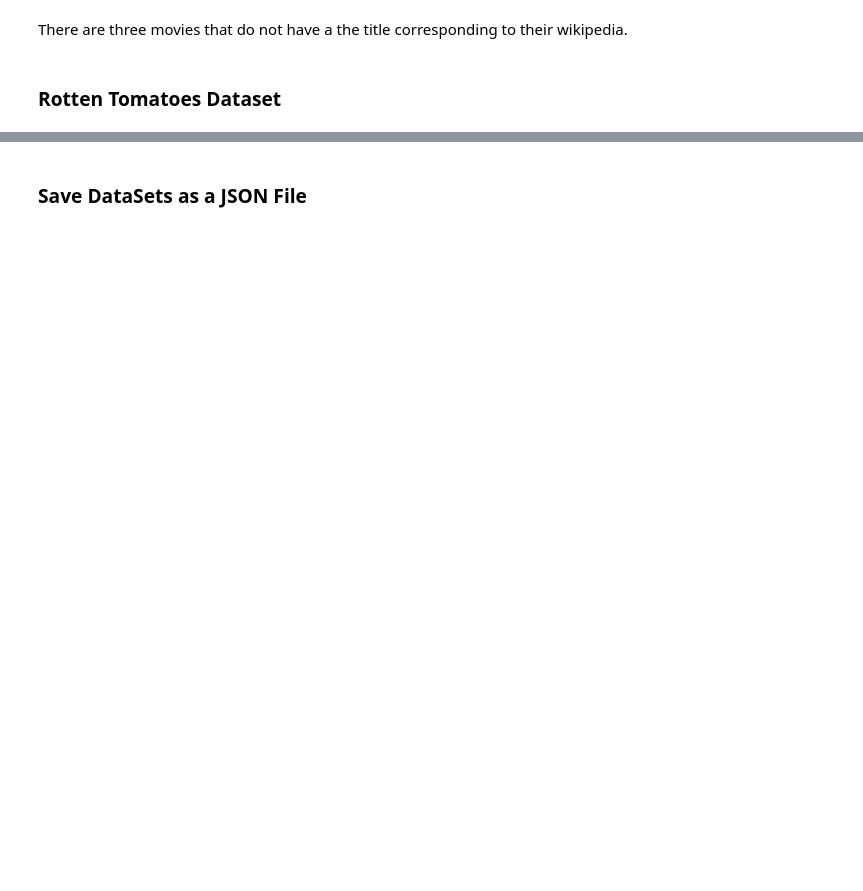
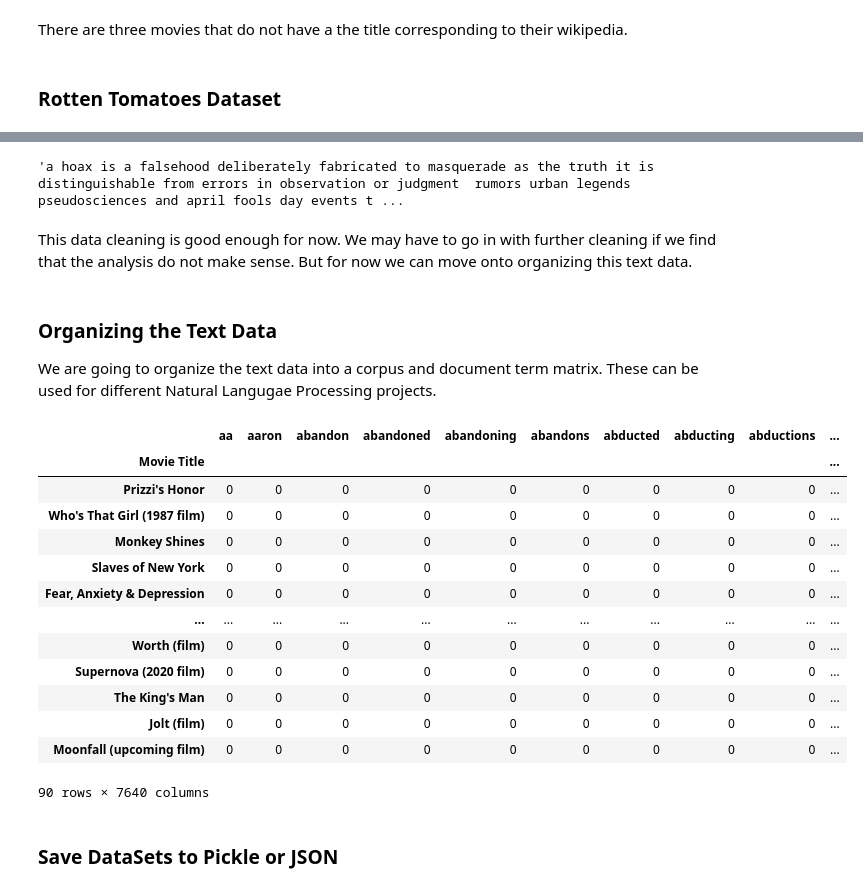
Before and after one commit to hmassa48/Tucci-Movie-Data-Creation-and-Exploration, a Jupyter notebook: Create Movie Datasets.ipynb, the cells around one changed output, grey strips where cells are left out. Cells and saved outputs as stored; diff of their text form; code cells hidden in the pictures; blank space fills up the shorter version.

```diff
--- a/Create Movie Datasets.ipynb
+++ b/Create Movie Datasets.ipynb
@@ -390,0 +371,6 @@ KeyError: 'OMDB_API_KEY'
+# %%
+import pandas as pd
+
+data_plot = pd.Series(plot_text_dict).to_frame().reset_index()
+data_plot.columns = ['Movie Title','Plot Synopsis']
+data_plot.head()
@@ -390,0 +384,4 @@ KeyError: 'OMDB_API_KEY'
+# %%
+## Quick Cleaning After Seeing it in Dataframe
+
+data_plot['Plot Synopsis'] = data_plot['Plot Synopsis'].str.lstrip()
@@ -390,0 +403,18 @@ KeyError: 'OMDB_API_KEY'
+# %%
+import re
+import string
+
+def clean_text_round1(text):
+    '''Make text lowercase, remove text in square brackets, remove punctuation and remove words containing numbers.'''
+    text = text.lower()
+    text = re.sub('\[.*?\]', '', text)
+    text = re.sub('[%s]' % re.escape(string.punctuation), '', text)
+    text = re.sub('\w*\d\w*', '', text)
+    return text
+
+round1 = lambda x: clean_text_round1(x)
+# %%
+# Let's take a look at the updated text
+data_clean = pd.DataFrame(data_plot['Plot Synopsis'].apply(round1))
+data_clean.index = data_plot['Movie Title']
+data_clean
@@ -390,0 +436,10 @@ KeyError: 'OMDB_API_KEY'
+# %%
+data_clean['Plot Synopsis'][45]
+# %% [output]
+'a hoax is a falsehood deliberately fabricated to masquerade as the truth it is distinguishable from errors in observation or judgment  rumors urban legends pseudosciences and april fools day events t ...
+# %% [markdown]
+This data cleaning is good enough for now. We may have to go in with further cleaning if we find that the analysis do not make sense. But for now we can move onto organizing this text data.
+# %% [markdown]
+### Organizing the Text Data
+
+We are going to organize the text data into a corpus and document term matrix. These can be used for different Natural Langugae Processing projects.
@@ -390,0 +451,25 @@ KeyError: 'OMDB_API_KEY'
+# %%
+## Document Term Matrix
+# We are going to create a document-term matrix using CountVectorizer, and exclude common English stop words
+from sklearn.feature_extraction.text import CountVectorizer
+
+cv = CountVectorizer(stop_words='english')
+data_cv = cv.fit_transform(data_clean['Plot Synopsis'])
+data_dtm = pd.DataFrame(data_cv.toarray(), columns=cv.get_feature_names())
+data_dtm.index = data_clean.index
+data_dtm
+# %% [output]
+|  | aa | aaron | abandon | abandoned | abandoning | abandons | abducted | abducting | abductions | ... |
+| Movie Title |  |  |  |  |  |  |  |  |  | ... |
+| Prizzi's Honor | 0 | 0 | 0 | 0 | 0 | 0 | 0 | 0 | 0 | ... |
+| Who's That Girl (1987 film) | 0 | 0 | 0 | 0 | 0 | 0 | 0 | 0 | 0 | ... |
+| Monkey Shines | 0 | 0 | 0 | 0 | 0 | 0 | 0 | 0 | 0 | ... |
+| Slaves of New York | 0 | 0 | 0 | 0 | 0 | 0 | 0 | 0 | 0 | ... |
+| Fear, Anxiety & Depression | 0 | 0 | 0 | 0 | 0 | 0 | 0 | 0 | 0 | ... |
+| ... | ... | ... | ... | ... | ... | ... | ... | ... | ... | ... |
+| Worth (film) | 0 | 0 | 0 | 0 | 0 | 0 | 0 | 0 | 0 | ... |
+| Supernova (2020 film) | 0 | 0 | 0 | 0 | 0 | 0 | 0 | 0 | 0 | ... |
+| The King's Man | 0 | 0 | 0 | 0 | 0 | 0 | 0 | 0 | 0 | ... |
+| Jolt (film) | 0 | 0 | 0 | 0 | 0 | 0 | 0 | 0 | 0 | ... |
+| Moonfall (upcoming film) | 0 | 0 | 0 | 0 | 0 | 0 | 0 | 0 | 0 | ... |
+90 rows × 7640 columns
@@ -391,5 +484,5 @@ KeyError: 'OMDB_API_KEY'
 # %% [markdown]
-### Save DataSets as a JSON File
+### Save DataSets to Pickle or JSON
 # %%
 import json
 
```
Also changed, not shown: parts of 15 cells of this notebook.
